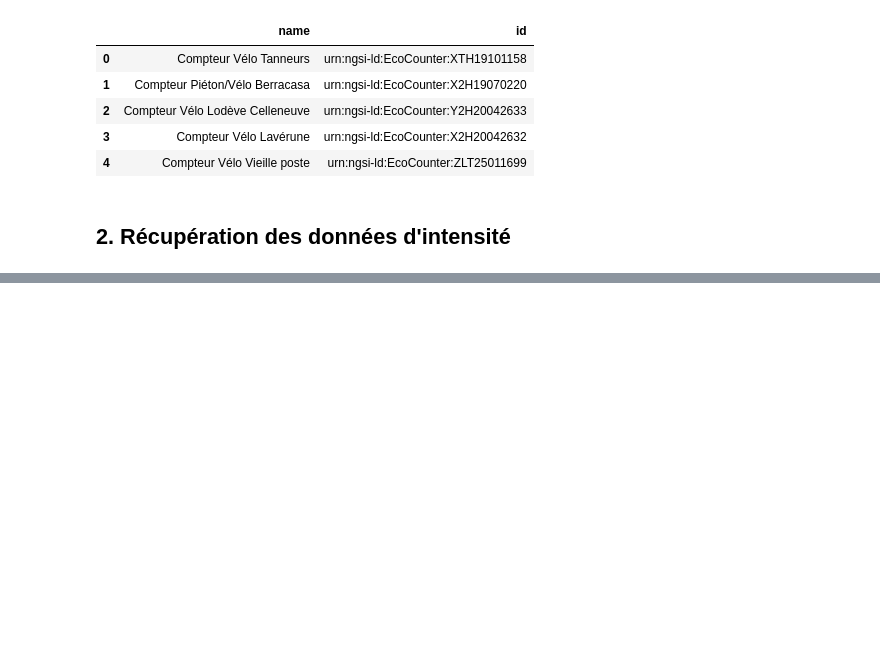
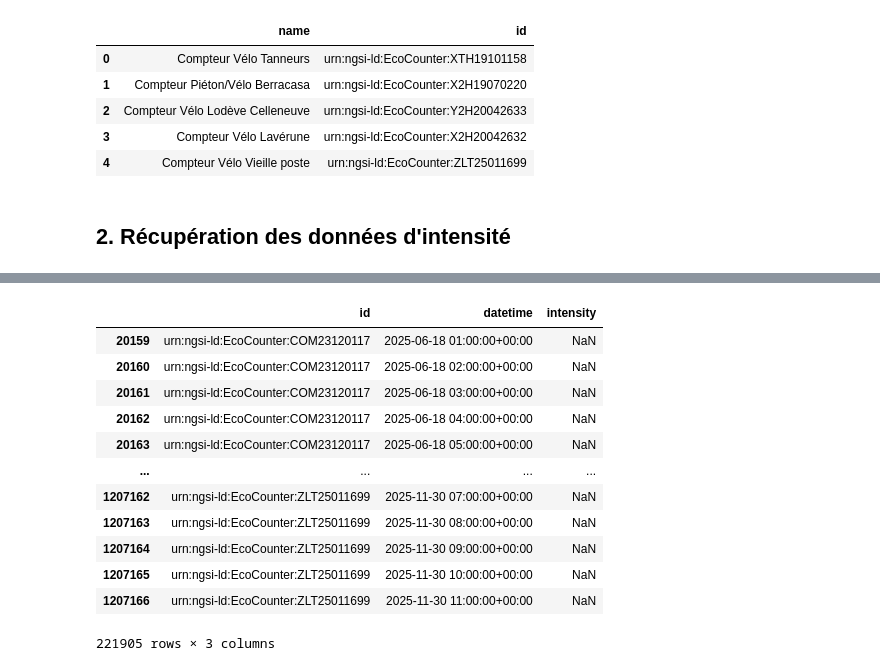
Before and after one commit to marwaboulkasim/prevision-du-Trafic-Cyclable, a Jupyter notebook: notebooks/exploration_mat.ipynb, the cells around one changed output, grey strips where cells are left out. Saved outputs shown, nothing was run; the diff lists cells and outputs as text; code cells hidden in the pictures; blank space fills up the shorter version.

```diff
--- a/notebooks/exploration_mat.ipynb
+++ b/notebooks/exploration_mat.ipynb
@@ -199,0 +170,40 @@ See the caveats in the documentation: https://pandas.pydata.org/pandas-docs/stab
+# %%
+def fill_missing_hours_for_single_counter(
+    single_counter_df: pd.DataFrame,
+    counter_id: str,
+):
+    single_counter_df = single_counter_df.sort_values("datetime").set_index("datetime")
+    full_range = pd.date_range(
+        single_counter_df.index.min(),
+        single_counter_df.index.max(),
+        freq="h",
+        tz=single_counter_df.index.tz,
+    )
+    filled = single_counter_df.reindex(full_range).rename_axis("datetime").reset_index()
+    filled["id"] = counter_id
+    filled = filled[["id", "datetime", "intensity"]]
+    return filled
+
+
+nan_filled_df = (
+    df.groupby("id", group_keys=True)
+    .apply(
+        lambda x: fill_missing_hours_for_single_counter(x, x.name), include_groups=False
+    )
+    .reset_index(drop=True)
+)
+display(nan_filled_df[nan_filled_df["intensity"].isna()])
+# %% [output]
+|  | id | datetime | intensity |
+| 20159 | urn:ngsi-ld:EcoCounter:COM23120117 | 2025-06-18 01:00:00+00:00 | NaN |
+| 20160 | urn:ngsi-ld:EcoCounter:COM23120117 | 2025-06-18 02:00:00+00:00 | NaN |
+| 20161 | urn:ngsi-ld:EcoCounter:COM23120117 | 2025-06-18 03:00:00+00:00 | NaN |
+| 20162 | urn:ngsi-ld:EcoCounter:COM23120117 | 2025-06-18 04:00:00+00:00 | NaN |
+| 20163 | urn:ngsi-ld:EcoCounter:COM23120117 | 2025-06-18 05:00:00+00:00 | NaN |
+| ... | ... | ... | ... |
+| 1207162 | urn:ngsi-ld:EcoCounter:ZLT25011699 | 2025-11-30 07:00:00+00:00 | NaN |
+| 1207163 | urn:ngsi-ld:EcoCounter:ZLT25011699 | 2025-11-30 08:00:00+00:00 | NaN |
+| 1207164 | urn:ngsi-ld:EcoCounter:ZLT25011699 | 2025-11-30 09:00:00+00:00 | NaN |
+| 1207165 | urn:ngsi-ld:EcoCounter:ZLT25011699 | 2025-11-30 10:00:00+00:00 | NaN |
+| 1207166 | urn:ngsi-ld:EcoCounter:ZLT25011699 | 2025-11-30 11:00:00+00:00 | NaN |
+221905 rows × 3 columns
```
Also changed, not shown: parts of 30 cells of this notebook, 1 other file.
